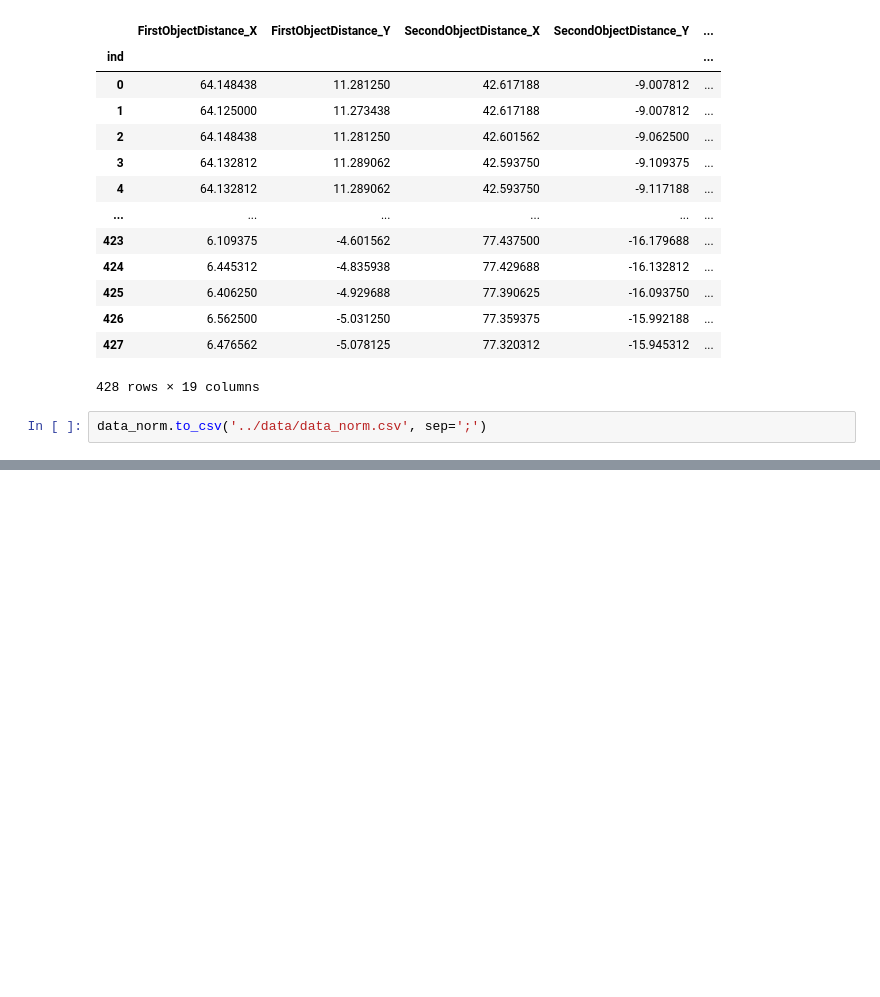
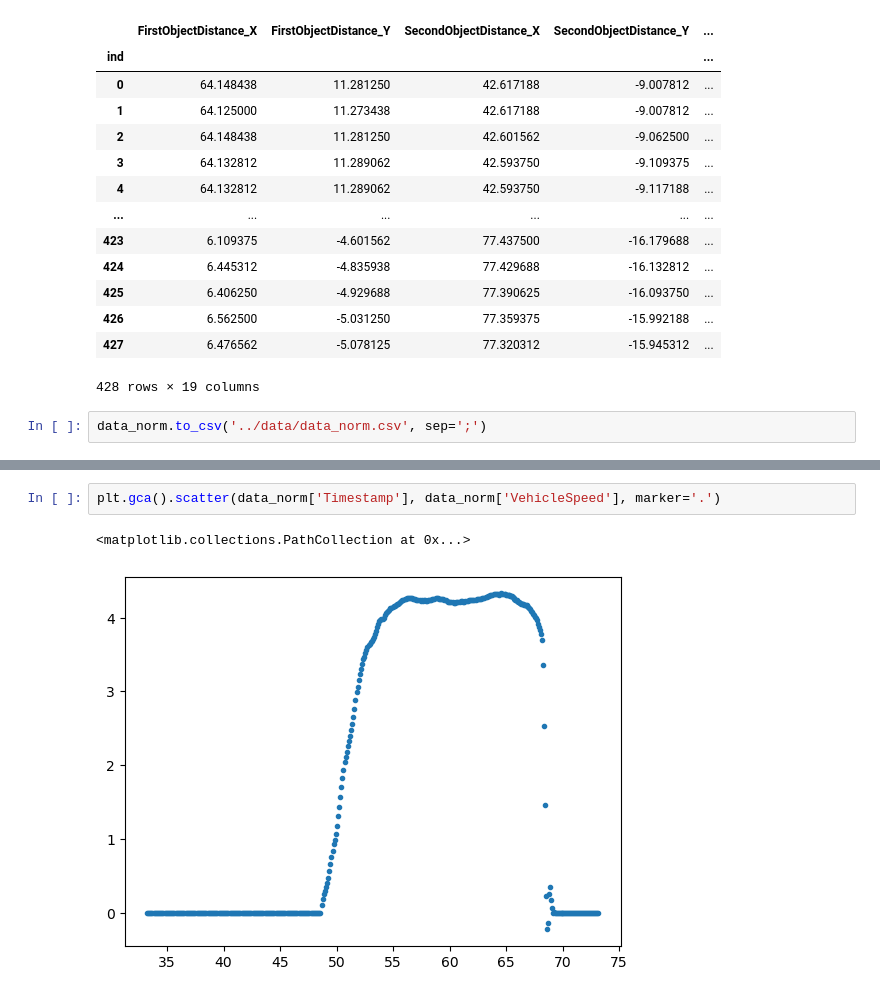
Before and after one commit to Fullbaro/CodeLikeABosch2023, a Jupyter notebook: code/bence.ipynb, the cells around one changed output, grey strips where cells are left out. Cells and saved outputs as stored; diff of their text form; blank space fills up the shorter version.

```diff
--- a/code/bence.ipynb
+++ b/code/bence.ipynb
@@ -43,0 +83,5 @@ data_norm.to_csv('../data/data_norm.csv', sep=';')
+# %%
+plt.gca().scatter(data_norm['Timestamp'], data_norm['VehicleSpeed'], marker='.')
+# %% [output]
+<matplotlib.collections.PathCollection at 0x...>
+[figure, added]
```
Also changed, not shown: parts of 9 cells of this notebook.
